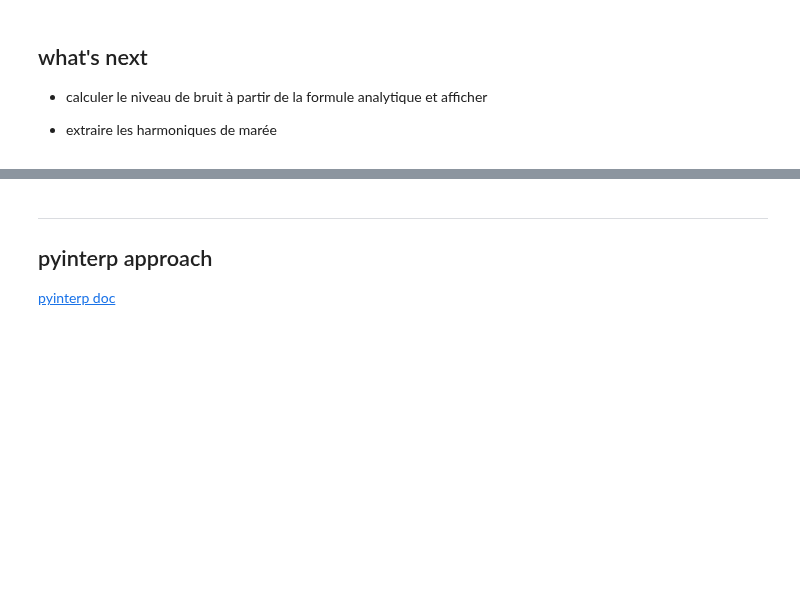
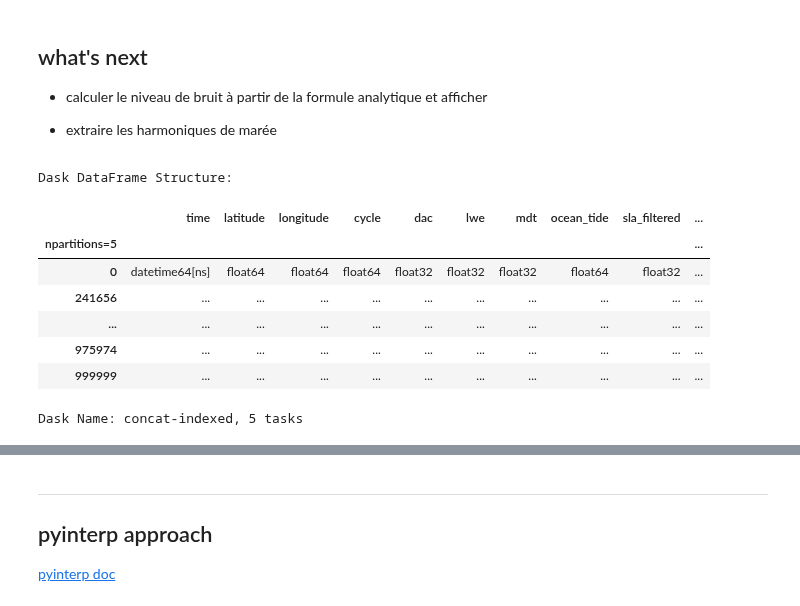
Before and after one commit to apatlpo/itide_ops, a Jupyter notebook: tipe_2019/altimetry.ipynb, the cells around one changed output, grey strips where cells are left out. Drawn from its saved outputs; the diff is of its cells as text; code cells hidden in the pictures; blank space fills up the shorter version.

```diff
--- a/tipe_2019/altimetry.ipynb
+++ b/tipe_2019/altimetry.ipynb
@@ -192,3 +200,16 @@ plot(np.sqrt(sla2_mean-sla_mean**2))
 - calculer le niveau de bruit à partir de la formule analytique et afficher
 
 - extraire les harmoniques de marée
+# %%
+ddf = ds.isel(time=slice(0,int(1e6))).to_dask_dataframe().persist()
+ddf.head()
+# %% [output]
+Dask DataFrame Structure:
+|  | time | latitude | longitude | cycle | dac | lwe | mdt | ocean_tide | sla_filtered | ... |
+| npartitions=5 |  |  |  |  |  |  |  |  |  | ... |
+| 0 | datetime64[ns] | float64 | float64 | float64 | float32 | float32 | float32 | float64 | float32 | ... |
+| 241656 | ... | ... | ... | ... | ... | ... | ... | ... | ... | ... |
+| ... | ... | ... | ... | ... | ... | ... | ... | ... | ... | ... |
+| 975974 | ... | ... | ... | ... | ... | ... | ... | ... | ... | ... |
+| 999999 | ... | ... | ... | ... | ... | ... | ... | ... | ... | ... |
+Dask Name: concat-indexed, 5 tasks
```
Also changed, not shown: parts of 7 cells of this notebook.
